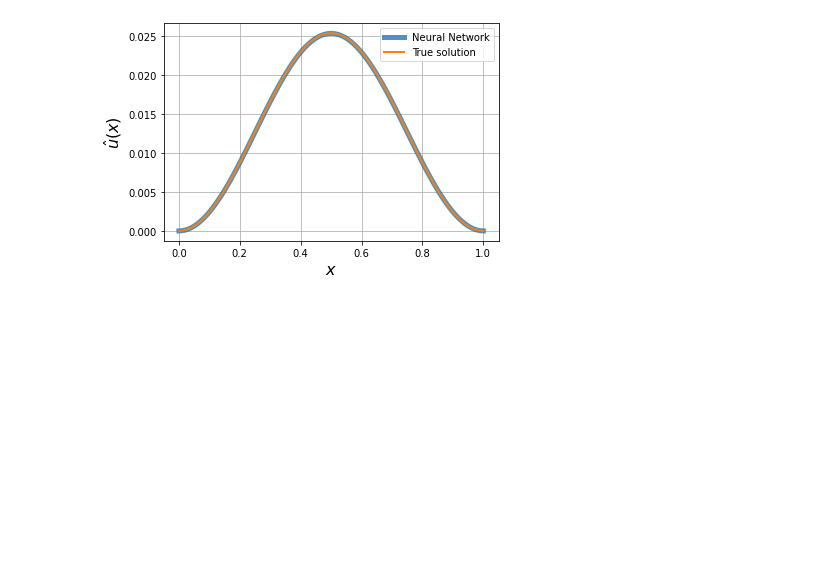
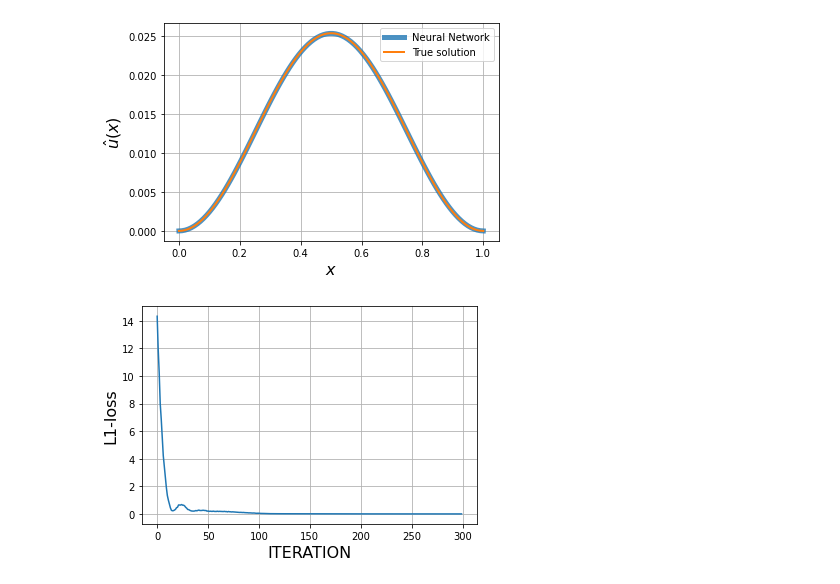
Before and after one commit to MrzLen/MSc_Thesis, a Jupyter notebook: neuralnetwork.ipynb, the cells around one changed output. Saved outputs shown, nothing was run; the diff lists cells and outputs as text; code cells hidden in the pictures; blank space fills up the shorter version.

```diff
--- a/neuralnetwork.ipynb
+++ b/neuralnetwork.ipynb
@@ -148,3 +148,28 @@ plt.savefig('inverse_neuralnetwork2.eps', format='eps')
 # %% [output]
 The PostScript backend does not support transparency; partially transparent artists will be rendered opaque.
 [figure]
+# %%
+####
+
+c_1 = 119.655
+c_2 = -0.5
+
+y = lambda x: np.log(0.5*(c_1 - c_1* (np.tanh(0.5 * np.sqrt(c_1 * ((c_2 + x)**2)))**2)))
+
+x = np.linspace(0, 1, 100)
+y_value = y(x)
+# %%
+# Set up the nonlinear partial differential equation problem
+def nonlinear_pde(f, x):
+    return D(D(f, x), x) + torch.exp(x)
+
+nonlinear_solver = Solver(nonlinear_pde, ndims=1, boundary_condition=0,
+                model=ConvBlockModel,
+                layout='fafaf', units=[10, 10, 1])
+
+nonlinear_solver.fit(niters=300, batch_size=400, lr=0.02)
+
+plot_loss(nonlinear_solver.losses[:])
+plt.show()
+# %% [output]
+[figure, added]
```
Also changed, not shown: parts of 1 cell of this notebook, 56 other files.
